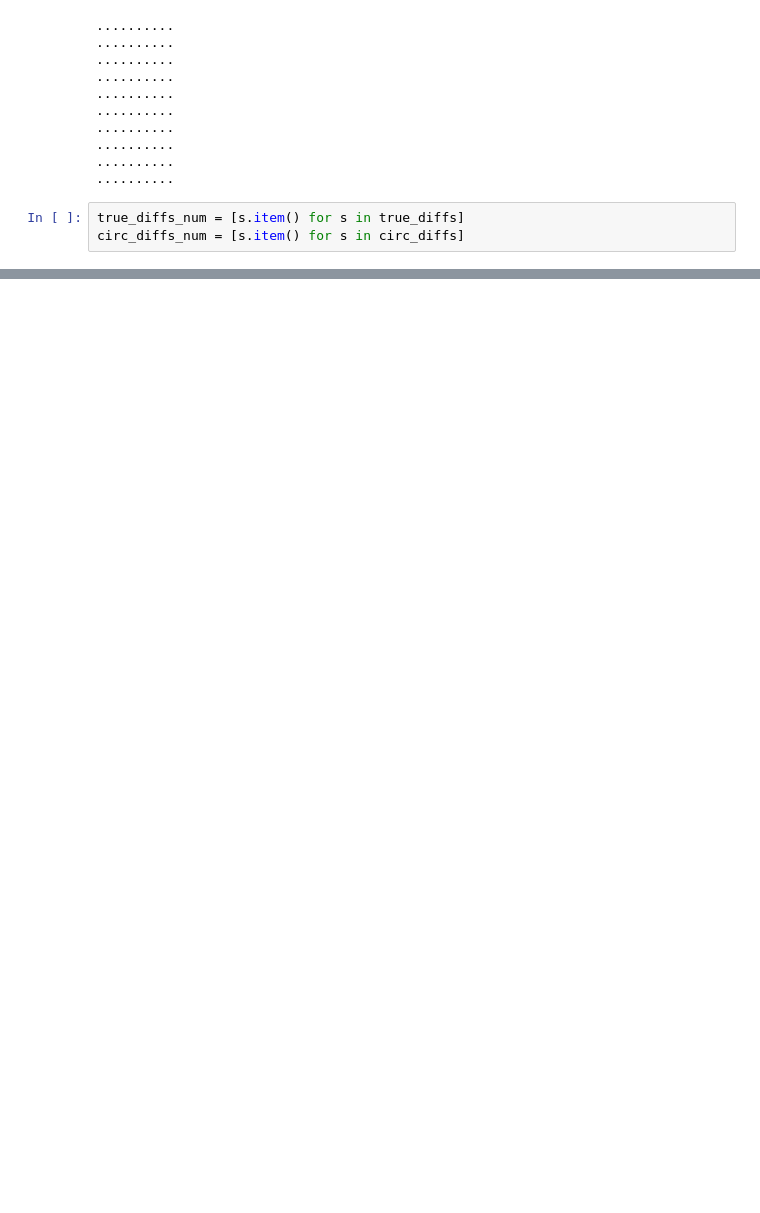
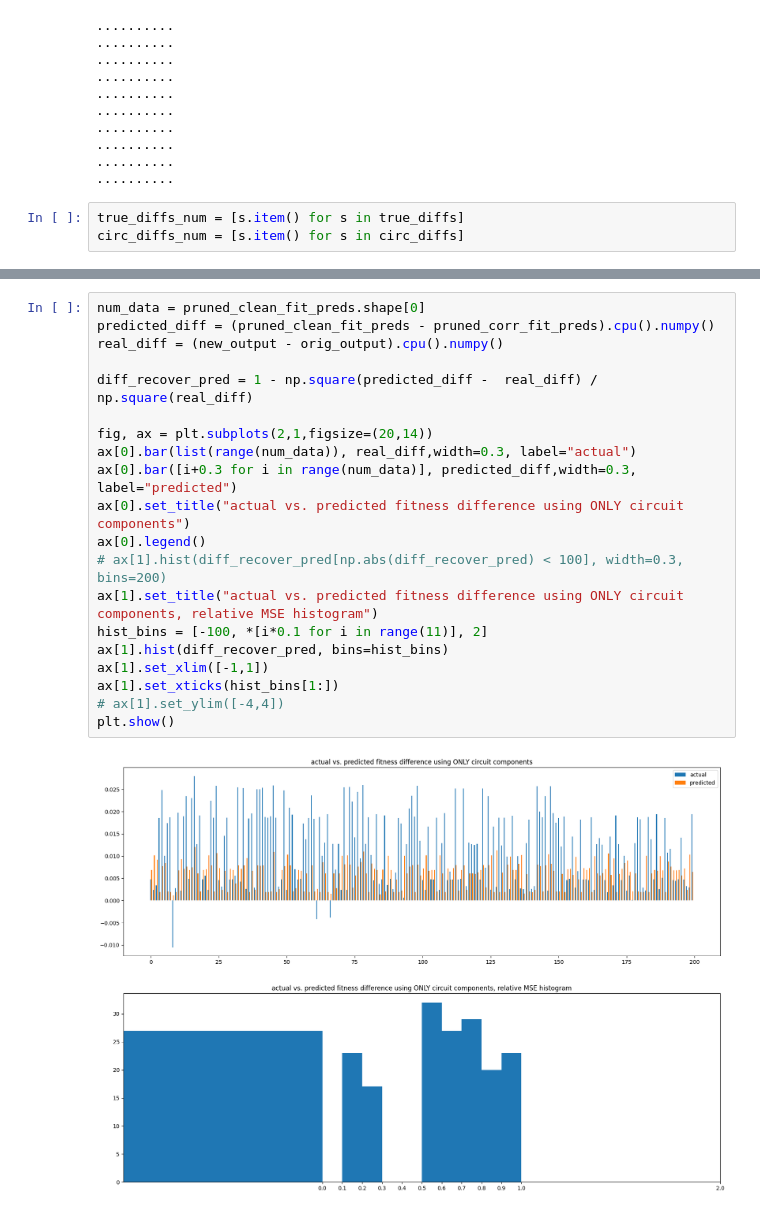
Before and after one commit to blab/mutational-embedding-vectors, a Jupyter notebook: notebooks/plm_circuits/ex24_covfit_circ_eval.ipynb, the cells around one changed output, grey strips where cells are left out. Drawn from its saved outputs; the diff is of its cells as text; blank space fills up the shorter version.

```diff
--- a/notebooks/plm_circuits/ex24_covfit_circ_eval.ipynb
+++ b/notebooks/plm_circuits/ex24_covfit_circ_eval.ipynb
@@ -959,0 +931,22 @@ actual diff                   :         0.01442
+# %%
+num_data = pruned_clean_fit_preds.shape[0]
+predicted_diff = (pruned_clean_fit_preds - pruned_corr_fit_preds).cpu().numpy()
+real_diff = (new_output - orig_output).cpu().numpy()
+
+diff_recover_pred = 1 - np.square(predicted_diff -  real_diff) / np.square(real_diff)
+
+fig, ax = plt.subplots(2,1,figsize=(20,14))
+ax[0].bar(list(range(num_data)), real_diff,width=0.3, label="actual")
+ax[0].bar([i+0.3 for i in range(num_data)], predicted_diff,width=0.3, label="predicted")
+ax[0].set_title("actual vs. predicted fitness difference using ONLY circuit components")
+ax[0].legend()
+# ax[1].hist(diff_recover_pred[np.abs(diff_recover_pred) < 100], width=0.3, bins=200)
+ax[1].set_title("actual vs. predicted fitness difference using ONLY circuit components, relative MSE histogram")
+hist_bins = [-100, *[i*0.1 for i in range(11)], 2]
+ax[1].hist(diff_recover_pred, bins=hist_bins)
+ax[1].set_xlim([-1,1])
+ax[1].set_xticks(hist_bins[1:])
+# ax[1].set_ylim([-4,4])
+plt.show()
+# %% [output]
+[figure, added]
```
Also changed, not shown: parts of 32 cells of this notebook, 1 other file.
